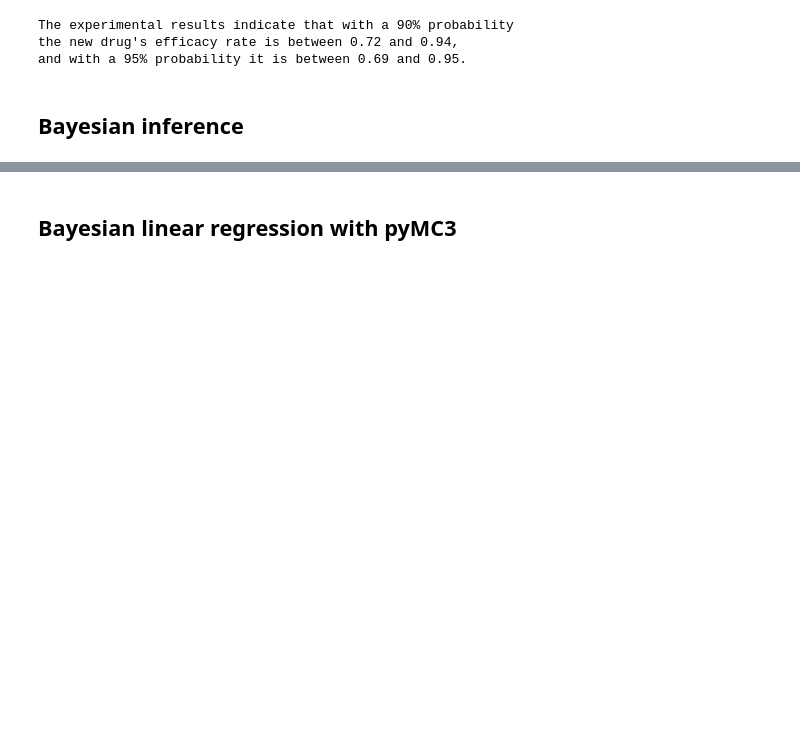
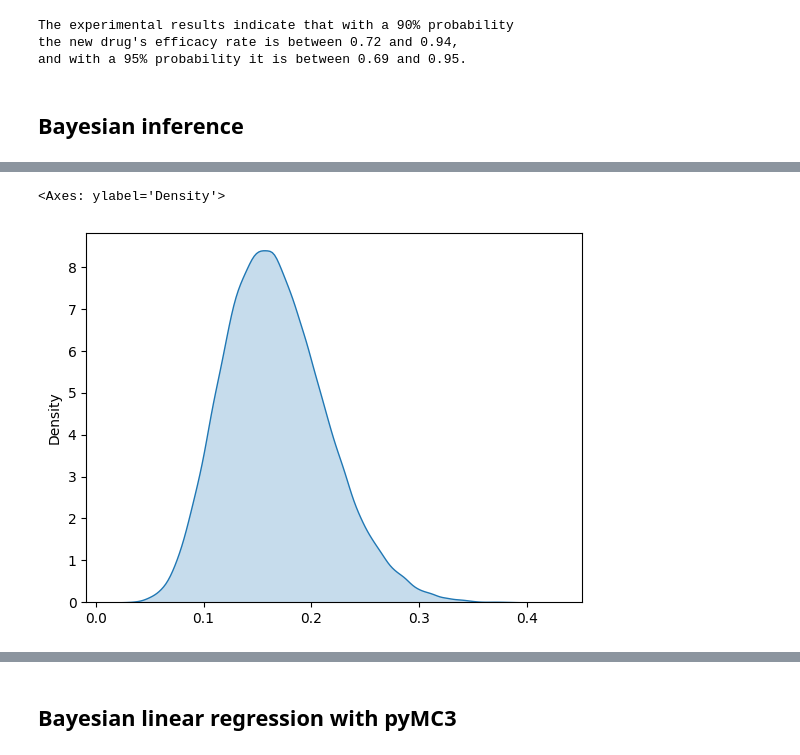
Before and after one commit to asuender/tgm-ds, a Jupyter notebook: 5bhit/GK9102/gk9102.ipynb, the cells around one changed output, grey strips where cells are left out. Drawn from its saved outputs; the diff is of its cells as text; code cells hidden in the pictures; blank space fills up the shorter version.

```diff
--- a/5bhit/GK9102/gk9102.ipynb
+++ b/5bhit/GK9102/gk9102.ipynb
@@ -211,0 +218,12 @@ and with a 95% probability it is between 0.69 and 0.95.
+# %%
+import numpy as np
+import seaborn as sns
+
+# Generate prior draws
+prior_draws = np.random.beta(10, 50, 100000)
+
+# Plot the prior
+sns.kdeplot(prior_draws, fill=True, label="prior")
+# %% [output]
+<Axes: ylabel='Density'>
+[figure, added]
```
Also changed, not shown: parts of 21 cells of this notebook.
